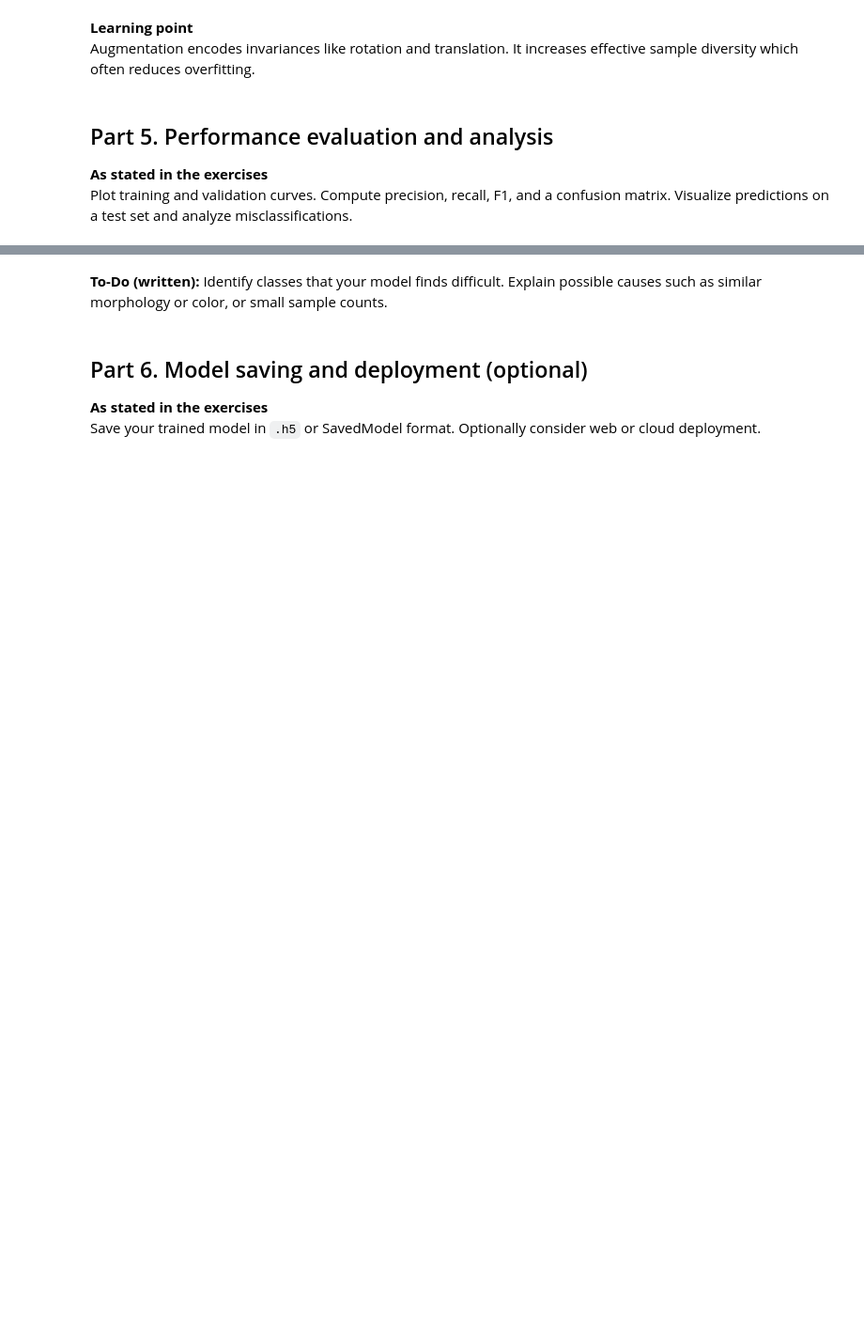
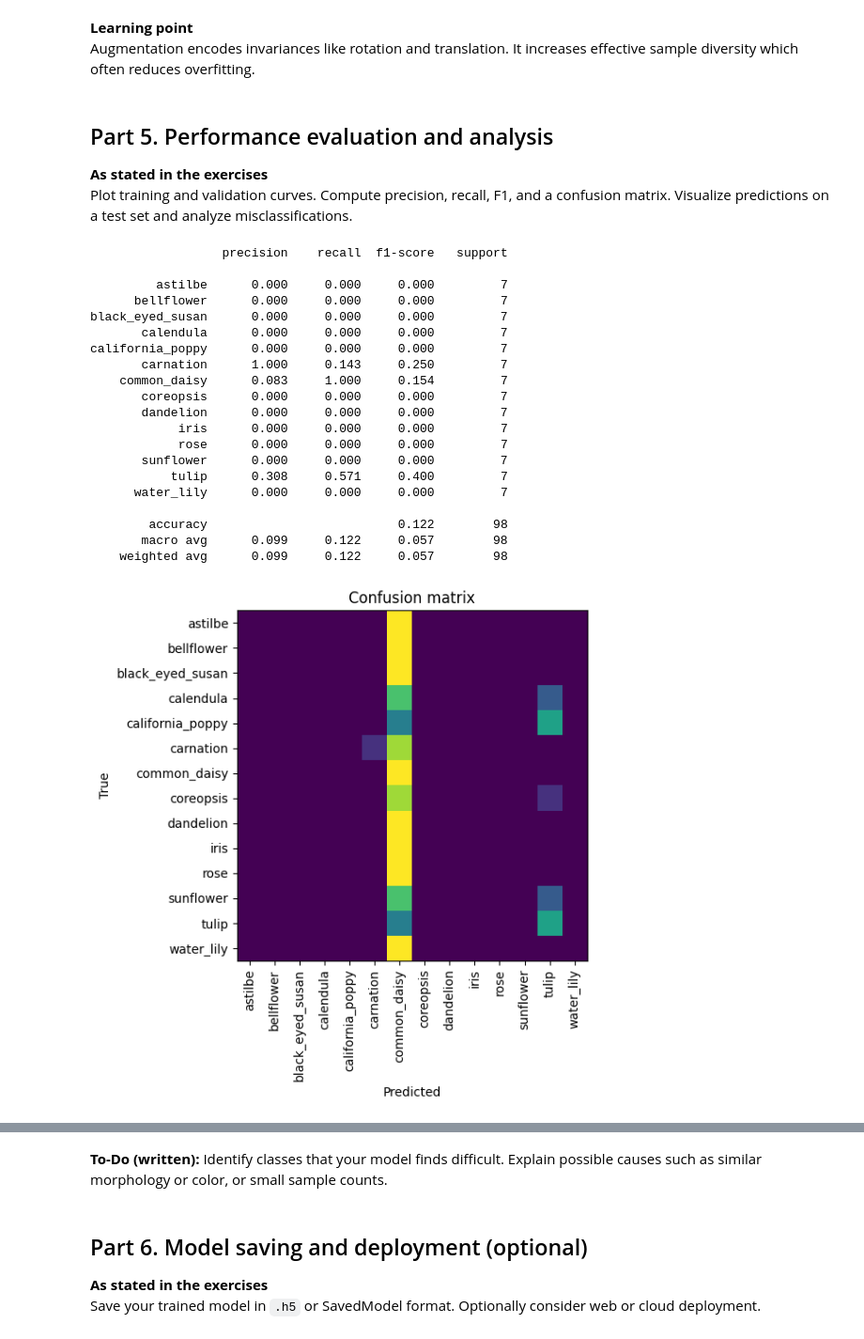
Before and after one commit to bryan01-14/DI-Bootcamp-August, a Jupyter notebook: week5/day3/xp_exercises/XP_Exercises_Flower_Classification_student.ipynb, the cells around one changed output, grey strips where cells are left out. Shown at 94% size. Cells and saved outputs as stored; diff of their text form; code cells hidden in the pictures; blank space fills up the shorter version.

```diff
--- a/week5/day3/xp_exercises/XP_Exercises_Flower_Classification_student.ipynb
+++ b/week5/day3/xp_exercises/XP_Exercises_Flower_Classification_student.ipynb
@@ -510,10 +565,32 @@ def plot_confusion(cm, labels):
     plt.show()
 # %%
 # To-Do: evaluate your best model on val_ds
-# best_model = model_aug or model_variant or baseline
-# y_true, y_pred, y_prob = collect_preds(best_model, val_ds)
-# print(classification_report(y_true, y_pred, target_names=class_names, digits=3))
-# cm = confusion_matrix(y_true, y_pred)
-# plot_confusion(cm, class_names)
+best_model = model_aug # Assuming model_aug is your best model after augmentation
+y_true, y_pred, y_prob = collect_preds(best_model, val_ds)
+print(classification_report(y_true, y_pred, target_names=class_names, digits=3))
+cm = confusion_matrix(y_true, y_pred)
+plot_confusion(cm, class_names)
+# %% [output]
+                  precision    recall  f1-score   support
+
+         astilbe      0.000     0.000     0.000         7
+      bellflower      0.000     0.000     0.000         7
+black_eyed_susan      0.000     0.000     0.000         7
+       calendula      0.000     0.000     0.000         7
+california_poppy      0.000     0.000     0.000         7
+       carnation      1.000     0.143     0.250         7
+    common_daisy      0.083     1.000     0.154         7
+       coreopsis      0.000     0.000     0.000         7
+       dandelion      0.000     0.000     0.000         7
+            iris      0.000     0.000     0.000         7
+            rose      0.000     0.000     0.000         7
+       sunflower      0.000     0.000     0.000         7
+           tulip      0.308     0.571     0.400         7
+      water_lily      0.000     0.000     0.000         7
+
+        accuracy                          0.122        98
+       macro avg      0.099     0.122     0.057        98
+    weighted avg      0.099     0.122     0.057        98
+[figure, added]
 # %%
 # To-Do: visualize a few predictions and inspect errors
```
Also changed, not shown: parts of 4 cells of this notebook.
